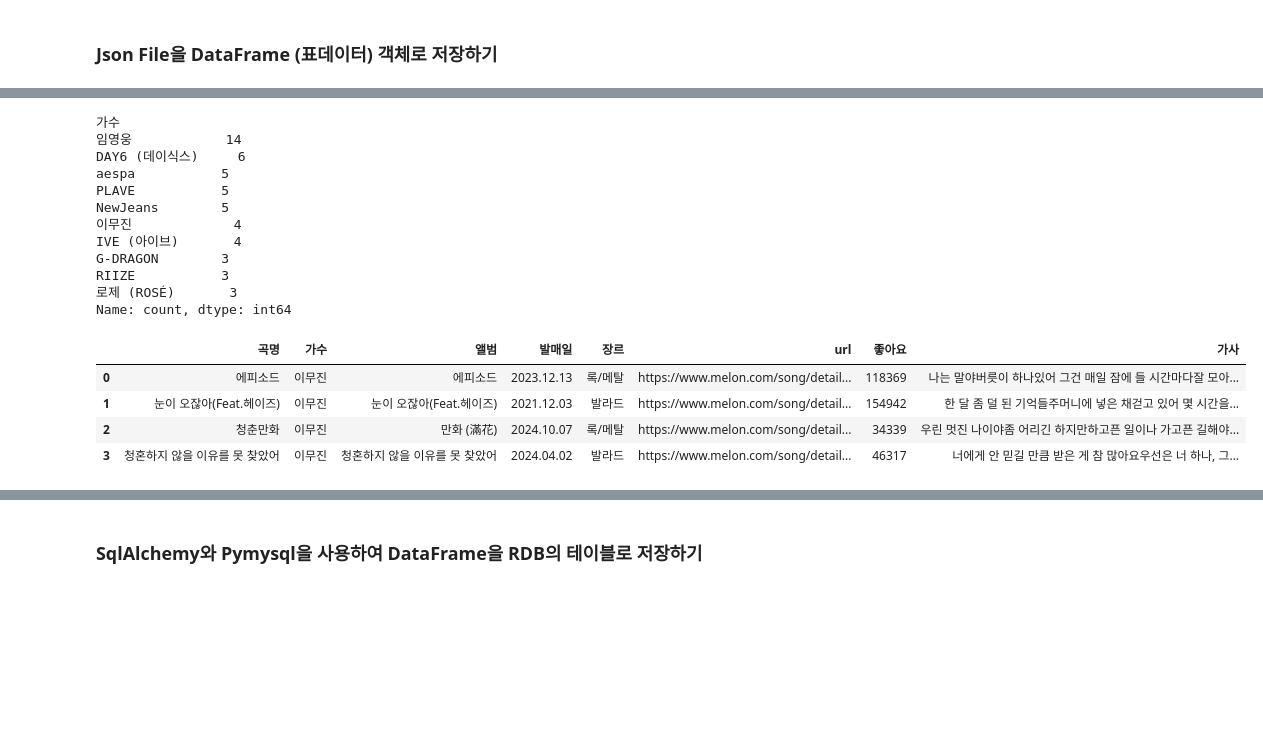
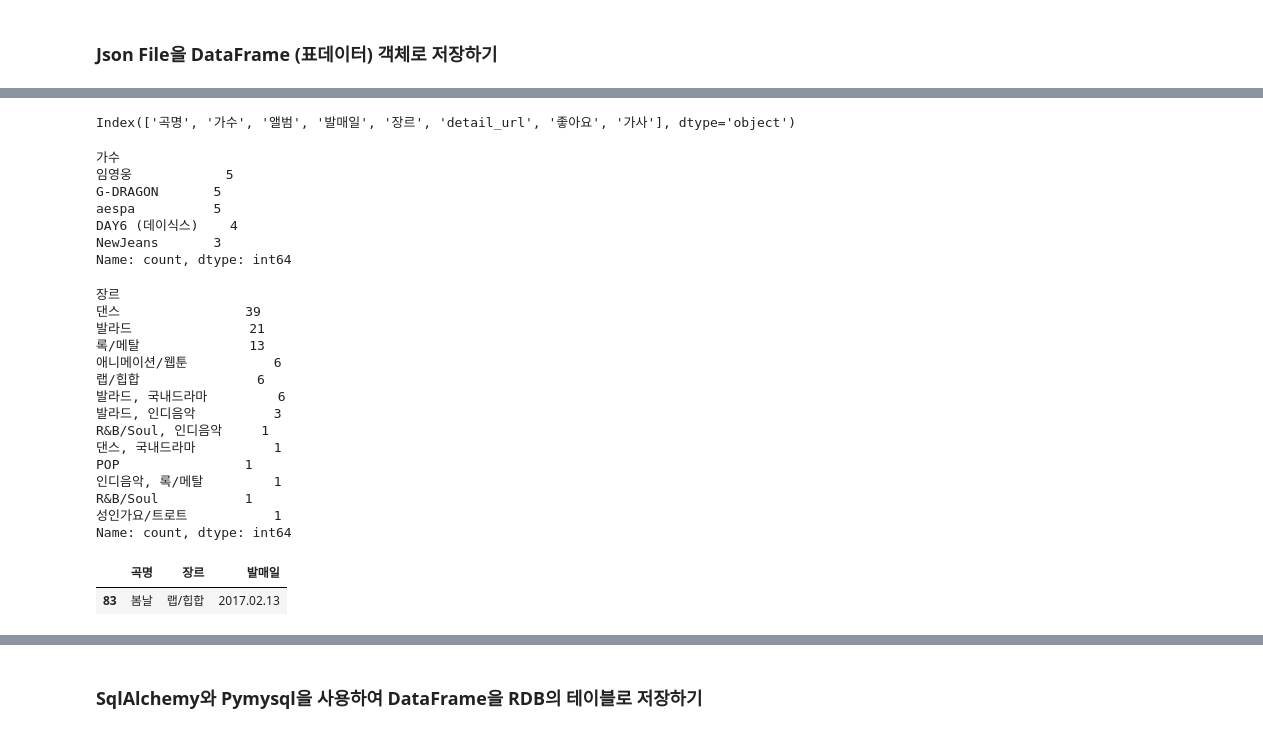
Before and after one commit to qlzmfl0714123/Python_Webscraping_Analysis, a Jupyter notebook: 04.Melon100차트_데이터파싱_DB저장.ipynb, the cells around one changed output, grey strips where cells are left out. Saved outputs shown, nothing was run; the diff lists cells and outputs as text; code cells hidden in the pictures; blank space fills up the shorter version.

```diff
--- a/04.Melon100차트_데이터파싱_DB저장.ipynb
+++ b/04.Melon100차트_데이터파싱_DB저장.ipynb
@@ -68,0 +208,7 @@ headers = {
+# %%
+import pandas as pd
+
+song_df = pd.read_json('data/songs100.json')
+
+print(type(song_df))
+song_df.head(3)
@@ -69,15 +221,35 @@ headers = {
+# %%
+song_df.columns
+# %% [output]
+Index(['곡명', '가수', '앨범', '발매일', '장르', 'detail_url', '좋아요', '가사'], dtype='object')
+# %%
+# 가수 별 Row Counting
+# 가수 별 Row Counting
+song_df['가수'].value_counts().head()
+# %% [output]
+가수
+임영웅            5
+G-DRAGON       5
+aespa          5
+DAY6 (데이식스)    4
+NewJeans       3
+Name: count, dtype: int64
 # %%
-# 가수 별 Row Counting
+# 장르 별 Row Counting
+song_df['장르'].value_counts()
 # %% [output]
-가수
-임영웅            14
-DAY6 (데이식스)     6
-aespa           5
-PLAVE           5
-NewJeans        5
-이무진             4
-IVE (아이브)       4
-G-DRAGON        3
-RIIZE           3
-로제 (ROSÉ)       3
+장르
+댄스                39
+발라드               21
+록/메탈              13
+애니메이션/웹툰           6
+랩/힙합               6
+발라드, 국내드라마         6
+발라드, 인디음악          3
+R&B/Soul, 인디음악     1
+댄스, 국내드라마          1
+POP                1
+인디음악, 록/메탈         1
+R&B/Soul           1
+성인가요/트로트           1
 Name: count, dtype: int64
@@ -86,10 +256,8 @@ Name: count, dtype: int64
 # %%
 # 특정 가수의 노래 정보 출력하기
+song_df.loc[song_df['가수'] == '방탄소년단',['곡명','장르','발매일']]
 # %% [output]
-|  | 곡명 | 가수 | 앨범 | 발매일 | 장르 | url | 좋아요 | 가사 |
-| 0 | 에피소드 | 이무진 | 에피소드 | 2023.12.13 | 록/메탈 | https://www.melon.com/song/detail... | 118369 | 나는 말야버릇이 하나있어 그건 매일 잠에 들 시간마다잘 모아... |
-| 1 | 눈이 오잖아(Feat.헤이즈) | 이무진 | 눈이 오잖아(Feat.헤이즈) | 2021.12.03 | 발라드 | https://www.melon.com/song/detail... | 154942 | 한 달 좀 덜 된 기억들주머니에 넣은 채걷고 있어 몇 시간을... |
-| 2 | 청춘만화 | 이무진 | 만화 (滿花) | 2024.10.07 | 록/메탈 | https://www.melon.com/song/detail... | 34339 | 우린 멋진 나이야좀 어리긴 하지만하고픈 일이나 가고픈 길해야... |
-| 3 | 청혼하지 않을 이유를 못 찾았어 | 이무진 | 청혼하지 않을 이유를 못 찾았어 | 2024.04.02 | 발라드 | https://www.melon.com/song/detail... | 46317 | 너에게 안 믿길 만큼 받은 게 참 많아요우선은 너 하나, 그... |
+|  | 곡명 | 장르 | 발매일 |
+| 83 | 봄날 | 랩/힙합 | 2017.02.13 |
 # %%
 # unique 한 가수명을 리스트 형태로 출력하기
```
Also changed, not shown: parts of 32 cells of this notebook, 19 other files.
